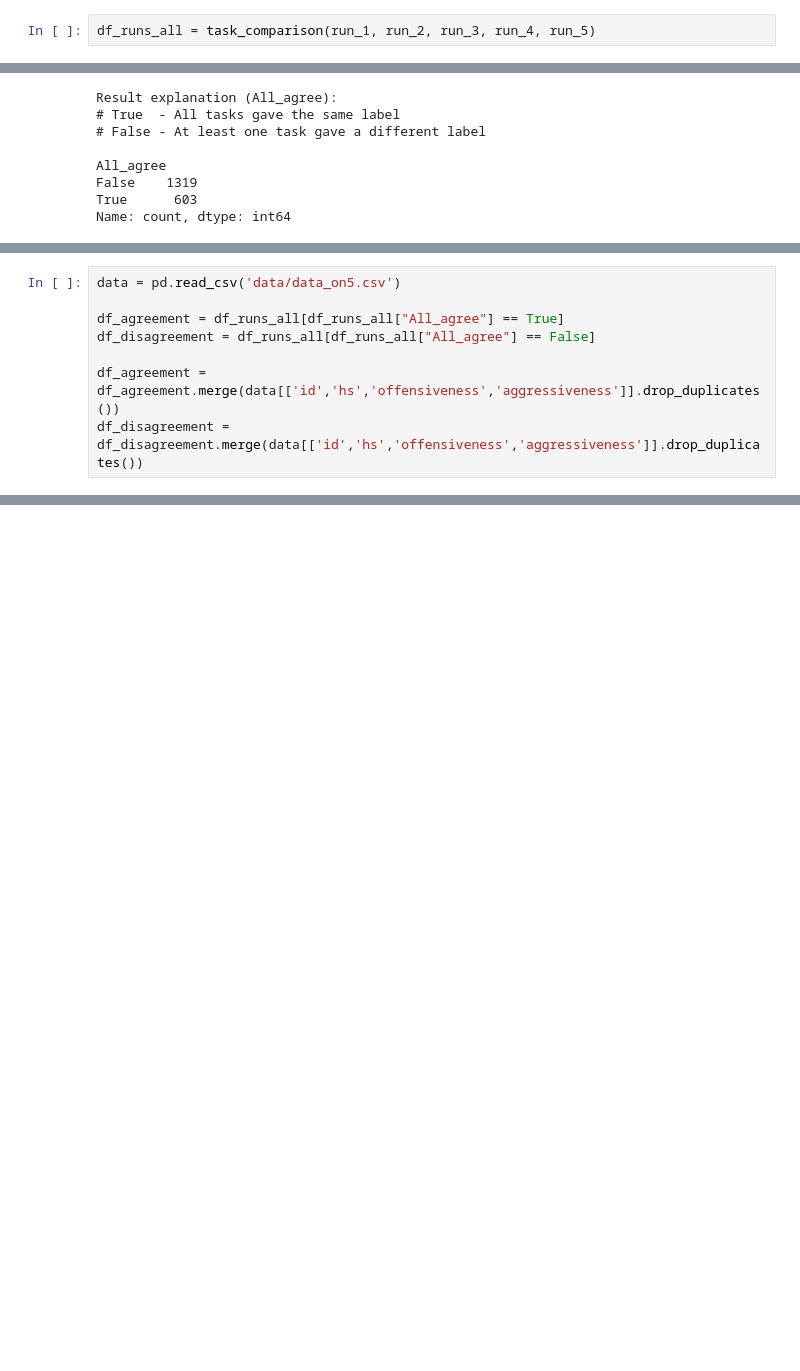
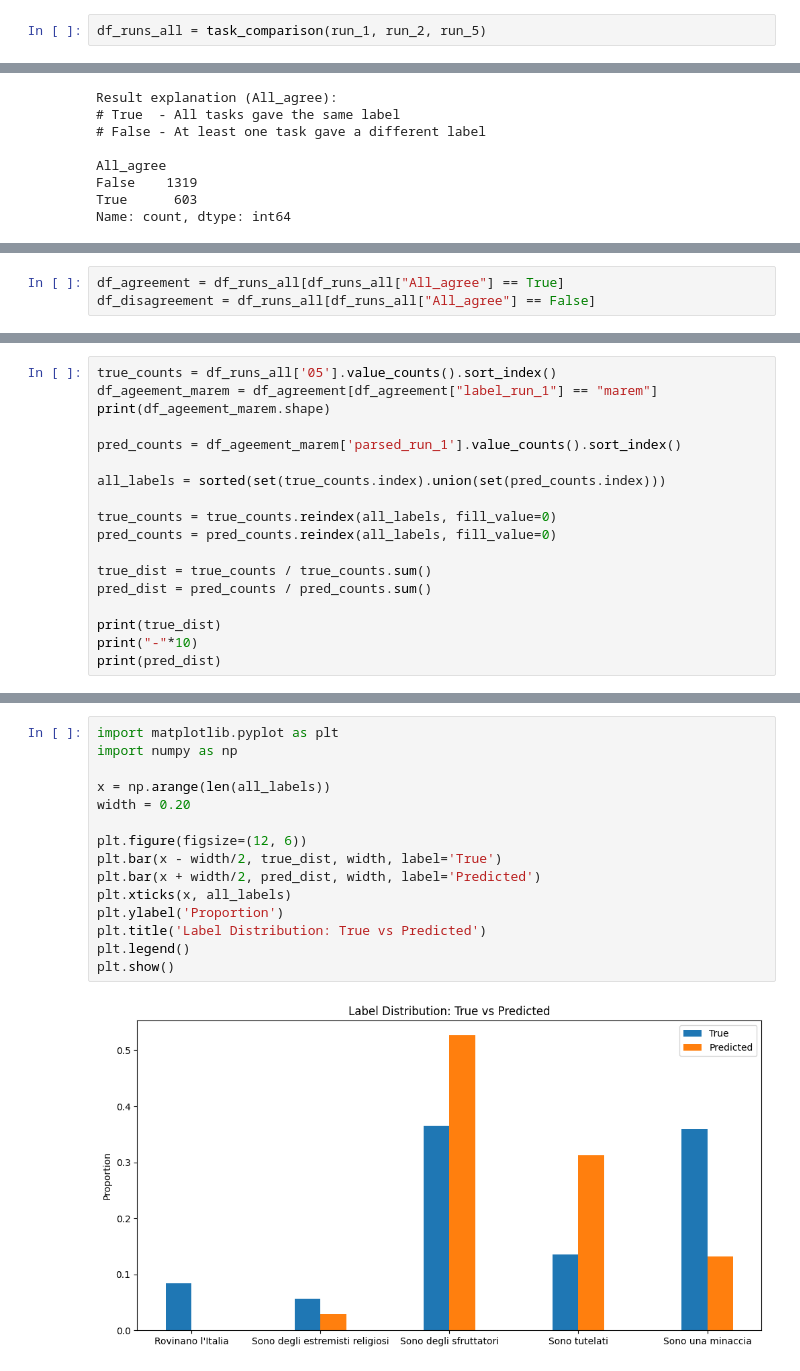
Before and after one commit to marcostranisci/stereotypes, a Jupyter notebook: analysis.ipynb, the cells around one changed output, grey strips where cells are left out. Cells and saved outputs as stored; diff of their text form; blank space fills up the shorter version.

```diff
--- a/analysis.ipynb
+++ b/analysis.ipynb
@@ -481,3 +525,3 @@ def task_agreements(df):
 # %%
-df_runs_all = task_comparison(run_1, run_2, run_3, run_4, run_5)
+df_runs_all = task_comparison(run_1, run_2, run_5)
 # %% [output]
@@ -512,9 +599,4 @@ Name: count, dtype: int64
 # %%
-data = pd.read_csv('data/data_on5.csv')
-
 df_agreement = df_runs_all[df_runs_all["All_agree"] == True]
 df_disagreement = df_runs_all[df_runs_all["All_agree"] == False]
-
-df_agreement = df_agreement.merge(data[['id','hs','offensiveness','aggressiveness']].drop_duplicates())
-df_disagreement = df_disagreement.merge(data[['id','hs','offensiveness','aggressiveness']].drop_duplicates())
 # %%
@@ -572,0 +895,18 @@ Name: count, dtype: int64
+# %%
+true_counts = df_runs_all['05'].value_counts().sort_index()
+df_ageement_marem = df_agreement[df_agreement["label_run_1"] == "marem"]
+print(df_ageement_marem.shape)
+
+pred_counts = df_ageement_marem['parsed_run_1'].value_counts().sort_index()
+
+all_labels = sorted(set(true_counts.index).union(set(pred_counts.index)))
+
+true_counts = true_counts.reindex(all_labels, fill_value=0)
+pred_counts = pred_counts.reindex(all_labels, fill_value=0)
+
+true_dist = true_counts / true_counts.sum()
+pred_dist = pred_counts / pred_counts.sum()
+
+print(true_dist)
+print("-"*10)
+print(pred_dist)
@@ -572,0 +930,17 @@ Name: count, dtype: int64
+# %%
+import matplotlib.pyplot as plt
+import numpy as np
+
+x = np.arange(len(all_labels))
+width = 0.20
+
+plt.figure(figsize=(12, 6))
+plt.bar(x - width/2, true_dist, width, label='True')
+plt.bar(x + width/2, pred_dist, width, label='Predicted')
+plt.xticks(x, all_labels)
+plt.ylabel('Proportion')
+plt.title('Label Distribution: True vs Predicted')
+plt.legend()
+plt.show()
+# %% [output]
+[figure, added]
```
Also changed, not shown: parts of 44 cells of this notebook, 2 other files.
